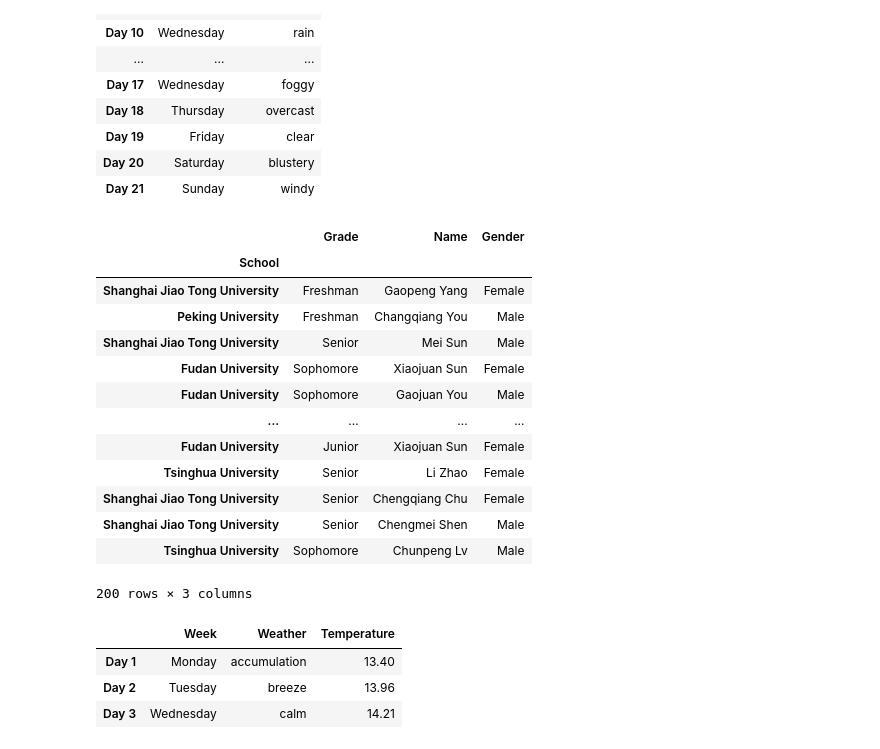
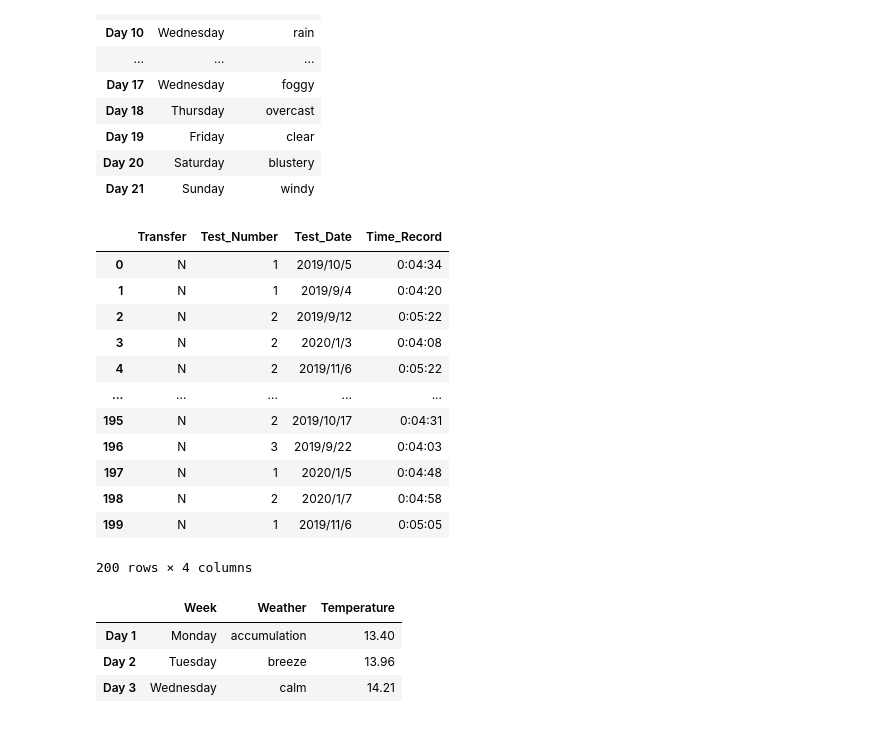
Before and after one commit to aliceSmartCastle/python-pandas-tutorial, a Jupyter notebook: basic_pandas.ipynb, the cells around one changed output. Saved outputs shown, nothing was run; the diff lists cells and outputs as text; code cells hidden in the pictures.

```diff
--- a/basic_pandas.ipynb
+++ b/basic_pandas.ipynb
@@ -239,6 +239,6 @@ magic_land.T
 | Temperature | 13.4 | 13.96 | 14.21 | 14.49 | 15.25 | 15.56 | 16.1 | 16.5 | 16.2 | 15.8 | ... | ... |
 3 rows × 21 columns
 # %%
-learn_pd_data=pd.read_csv('learn_pandas.csv',index_col=0)  #it data for joyful-pandas address is  https://github.com/datawhalechina/joyful-pandas/blob/master/data/learn_pandas.csv
+learn_pd_data=pd.read_csv('learn_pandas.csv')  #it data for joyful-pandas address is  https://github.com/datawhalechina/joyful-pandas/blob/master/data/learn_pandas.csv
 learn_pd_data.columns[2]
 # %% [output]
@@ -246,8 +246,8 @@ learn_pd_data.columns[2]
 # %%
-def get_dataframe_column(iter:pd.DataFrame,choose_colums:int):  #get any dataframe columns for any data
+def get_dataframe_column(iter:pd.DataFrame,choose_colums:int,end_columns:int|None):  #get any dataframe columns for any data
     if  (choose_colums>len(iter.columns)) or (choose_colums<0):
         raise ValueError("choose_colums is not in range")
     else:
-        return iter[iter.columns[:choose_colums]]
+        return iter[iter.columns[choose_colums:end_columns]]
 # %%
 #magic_land[magic_lands_colums[:2]]
@@ -271,22 +271,21 @@ get_dataframe_column(iter=magic_land,choose_colums=2)
 | Day 20 | Saturday | blustery |
 | Day 21 | Sunday | windy |
 # %%
-get_dataframe_column(iter=learn_pd_data,choose_colums=3)
+get_dataframe_column(iter=learn_pd_data,choose_colums=6,end_columns=10)
 # %% [output]
-|  | Grade | Name | Gender |
-| School |  |  |  |
-| Shanghai Jiao Tong University | Freshman | Gaopeng Yang | Female |
-| Peking University | Freshman | Changqiang You | Male |
-| Shanghai Jiao Tong University | Senior | Mei Sun | Male |
-| Fudan University | Sophomore | Xiaojuan Sun | Female |
-| Fudan University | Sophomore | Gaojuan You | Male |
-| ... | ... | ... | ... |
-| Fudan University | Junior | Xiaojuan Sun | Female |
-| Tsinghua University | Senior | Li Zhao | Female |
-| Shanghai Jiao Tong University | Senior | Chengqiang Chu | Female |
-| Shanghai Jiao Tong University | Senior | Chengmei Shen | Male |
-| Tsinghua University | Sophomore | Chunpeng Lv | Male |
+|  | Transfer | Test_Number | Test_Date | Time_Record |
+| 0 | N | 1 | 2019/10/5 | 0:04:34 |
+| 1 | N | 1 | 2019/9/4 | 0:04:20 |
+| 2 | N | 2 | 2019/9/12 | 0:05:22 |
+| 3 | N | 2 | 2020/1/3 | 0:04:08 |
+| 4 | N | 2 | 2019/11/6 | 0:05:22 |
+| ... | ... | ... | ... | ... |
+| 195 | N | 2 | 2019/10/17 | 0:04:31 |
+| 196 | N | 3 | 2019/9/22 | 0:04:03 |
+| 197 | N | 1 | 2020/1/5 | 0:04:48 |
+| 198 | N | 2 | 2020/1/7 | 0:04:58 |
+| 199 | N | 1 | 2019/11/6 | 0:05:05 |
-200 rows × 3 columns
+200 rows × 4 columns
 # %%
 magic_land.head(3)
 # %% [output]
```
Also changed, not shown: parts of 58 cells of this notebook.
